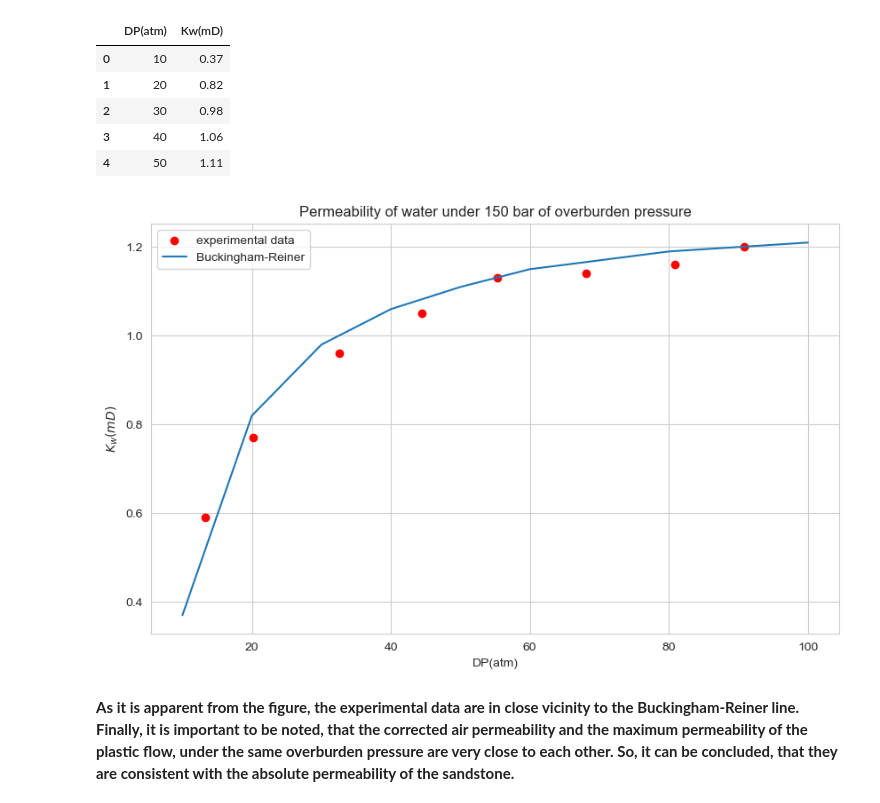
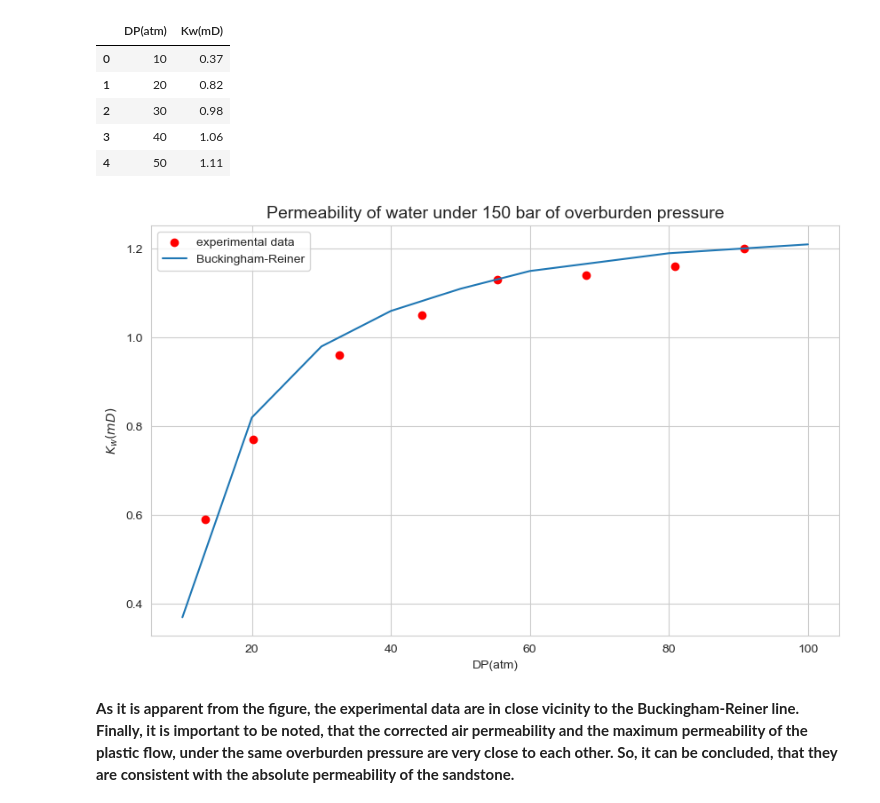
Before and after one commit to MadScientist1995/python, a Jupyter notebook: Absolute permeability of a rock sample.ipynb, the cells around one changed output. Drawn from its saved outputs; the diff is of its cells as text; code cells hidden in the pictures.

```diff
--- a/Absolute permeability of a rock sample.ipynb
+++ b/Absolute permeability of a rock sample.ipynb
@@ -162,22 +162,22 @@ yhat2 = model3.predict(x3)
 # %%
 from matplotlib import rcParams
 
-rcParams['figure.figsize'] = 15, 6
+rcParams['figure.figsize'] = 22, 8
 plt.figure()
 
 plt.subplot(1,2,1)
 plt.scatter(x2, y2, label="experimental data")
 plt.plot(x2, ypred, label="Quadratic trend line")
-plt.xlabel("$1/P_{avg}(1/atm)$", fontsize = 10)
-plt.ylabel("$K_{air}(mD)$", fontsize = 10)
-plt.title("Air permeability under 60 bar of overburden pressure", fontsize = 12)
+plt.xlabel("$1/P_{avg}(1/atm)$", fontsize = 12)
+plt.ylabel("$K_{air}(mD)$", fontsize = 12)
+plt.title("Air permeability under 60 bar of overburden pressure", fontsize = 14)
 plt.legend();
 
 plt.subplot(1,2,2)
 plt.scatter(df2["1/Pavg(1/atm)"],  df2["Kair(mD)"], label="experimental data")
 plt.plot(df2["1/Pavg(1/atm)"], yhat2, label="Linear trend line")
-plt.xlabel("$1/P_{avg}(1/atm)$", fontsize = 10)
-plt.ylabel("$K_{air}(mD)$", fontsize = 10)
-plt.title("Air permeability under 60 bar of overburden pressure", fontsize = 12)
+plt.xlabel("$1/P_{avg}(1/atm)$", fontsize = 12)
+plt.ylabel("$K_{air}(mD)$", fontsize = 12)
+plt.title("Air permeability under 60 bar of overburden pressure", fontsize = 14)
 plt.legend();
 # %% [output]
@@ -446,7 +446,7 @@ plt.plot(df4["DP(atm)"], df4["Kw(mD)"], "b")
 # %% [markdown]
 #### The pressure of water when the flow rate is bigger, under 150 bar of overburden pressure, stabilized completely and the values were much more. That will allow the experimental data to be compared with the Buckingham-Reiner line. Consequently, when the flow rate is decreased, the values stabilized also, very quickly.
 # %%
-df5 = pd.read_csv(r"C:\Users\nikol\Desktop\Python\statsmodels\water permeability 2.csv")
+df5 = pd.read_csv(r"C:\Users\nikol\Documents\Python\statsmodels\water permeability 2.csv")
 df5
 # %% [output]
 |  | DP(atm) | Kw(mD) |
@@ -522,7 +522,7 @@ The maximum permeability of water is 1.3069843249694348 mD
 # %% [markdown]
 #### Creating a data frame from the Buckingham-Reiner equation:
 # %%
-df6 = pd.read_csv(r"C:\Users\nikol\Desktop\Python\statsmodels\B-R@150bar.csv")
+df6 = pd.read_csv(r"C:\Users\nikol\Documents\Python\statsmodels\B-R@150bar.csv")
 df6.head()
 # %% [output]
 |  | DP(atm) | Kw(mD) |
@@ -534,17 +534,17 @@ df6.head()
 # %%
 width = 10
 height = 6
 plt.figure(figsize=(width, height))
 
 plt.xlabel("DP(atm)", fontsize = 10)
 plt.ylabel("$K_{w}(mD)$", fontsize = 10)
-plt.title("Permeability of water under 150 bar of overburden pressure", fontsize = 12)
+plt.title("Permeability of water under 150 bar of overburden pressure", fontsize = 14)
 
 plt.scatter(df5["DP(atm)"], df5["Kw(mD)"], c ="red", label="experimental data")
 plt.plot(df6["DP(atm)"], df6["Kw(mD)"], label="Buckingham-Reiner")
 plt.legend();
 # %% [output]
-[figure, old version]
+[figure, new version]
 # %% [markdown]
 <b>
 As it is apparent from the figure, the experimental data are in close vicinity to the Buckingham-Reiner line. Finally, it is important to be noted, that the corrected air permeability and the maximum permeability of the plastic flow, under the same overburden pressure are very close to each other. So, it can be concluded, that they are consistent with the absolute permeability of the sandstone.
```
Also changed, not shown: parts of 10 cells of this notebook.
